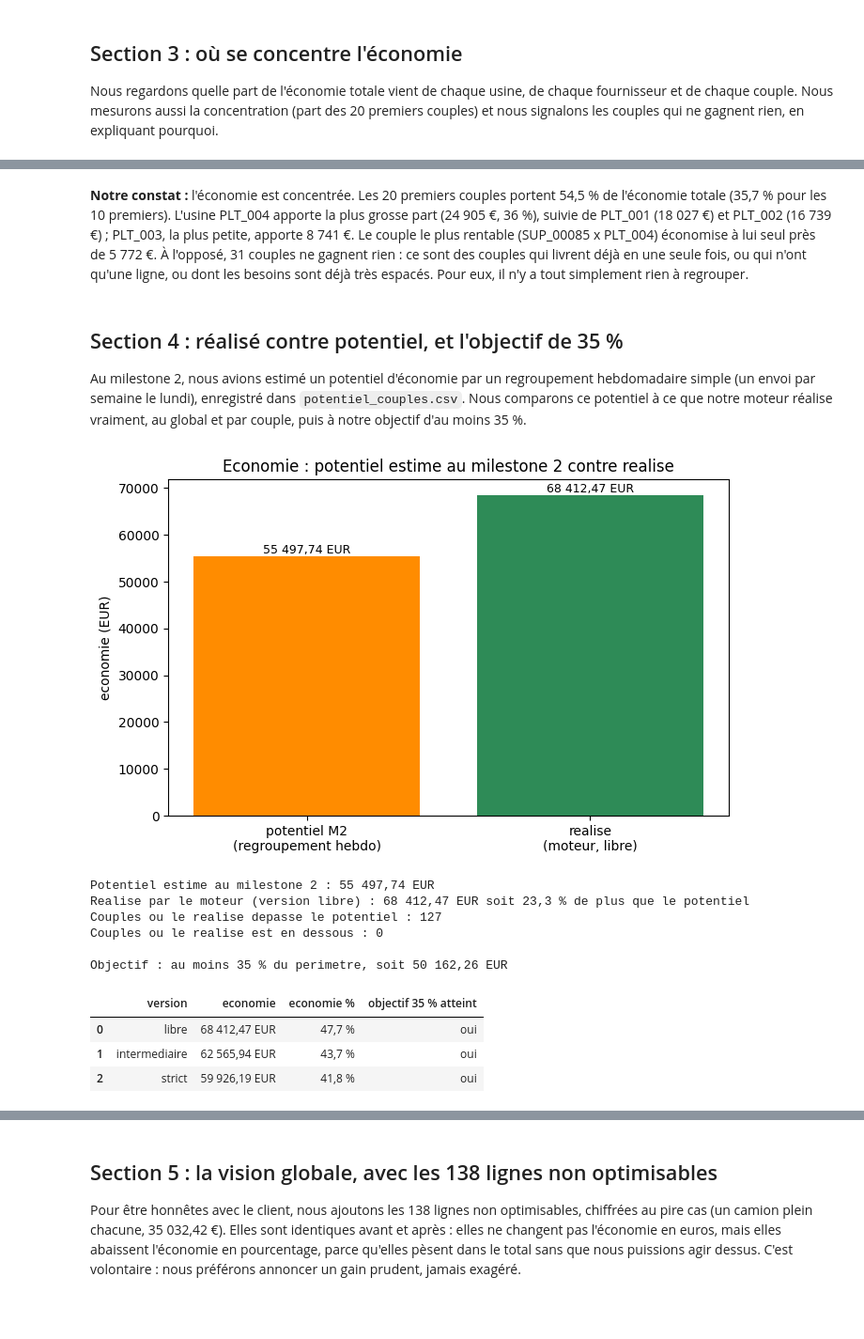
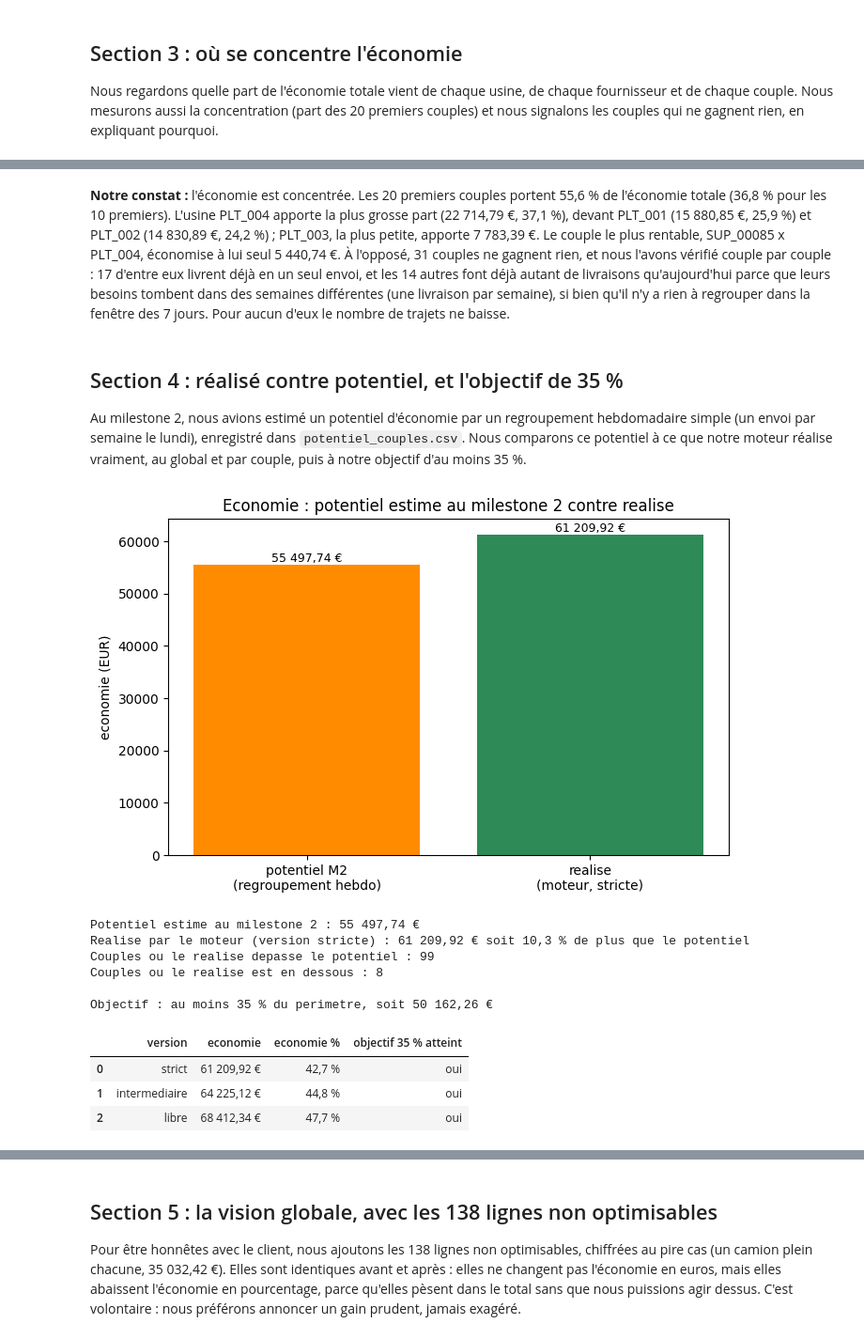
Before and after one commit to FlorentinBIAOU/Projet-IA, a Jupyter notebook: notebooks/milestone4.ipynb, the cells around one changed output, grey strips where cells are left out. Shown at 94% size. Cells and saved outputs as stored; diff of their text form; code cells hidden in the pictures; blank space fills up the shorter version.

Commit message:
Nouvelle version

```diff
--- a/notebooks/milestone4.ipynb
+++ b/notebooks/milestone4.ipynb
@@ -77,7 +90,7 @@ comme un échec, et nous passons au test suivant. Nous voulons voir tous les ré
 def fmt_eur(x, dec=2):
     """Montant au format 74 908,28 EUR (espace pour les milliers, virgule pour les decimales)."""
     s = f"{abs(x):,.{dec}f}".replace(",", " ").replace(".", ",")
-    return ("-" if x < 0 else "") + s + " EUR"
+    return ("-" if x < 0 else "") + s + " €"
 
 def fmt_pct(x, dec=1):
     """Pourcentage au format 41,8 %."""
@@ -97,6 +110,9 @@ def tester(nom, categorie, ce_que_ca_teste, pourquoi, fonction_du_test):
                       "detail": "" if ok else str(detail)})
     return None
 
+# La version stricte (recommandee) vient en premier dans les tableaux qui comparent les trois versions.
+VERSIONS_AFFICHAGE = ("strict", "intermediaire", "libre")
+
 # Nous preparons une fois les trois versions du moteur (evaluation, lissage, sorties, validation).
 SOLUTIONS = {}
 for _mode in MODES:
@@ -949,17 +1043,20 @@ tester("ordre des couts libre <= inter <= stricte <= actuel", "6 exactitude",
        "plus la version est reguliere, plus elle coute, mais toutes sous la situation actuelle",
        "c'est le compromis cout / regularite que nous annoncons", t_ordre)
 
-# --- 6.6 non-regression : les chiffres du milestone 3 n'ont pas bouge ---
-ATTENDU_M3 = {"libre": (74908.28, 567), "intermediaire": (80754.80, 635), "strict": (83394.55, 659)}
+# --- 6.6 non-regression : les chiffres livres au milestone 3 n'ont pas bouge ---
+# Nous n'ecrivons aucun chiffre de resultat en dur : nous les relisons dans le fichier
+# comparaison_versions.csv produit par le milestone 3, et nous verifions que le moteur les retrouve.
+comparaison_M3 = pd.read_csv("../data/processed/comparaison_versions.csv").set_index("version")
 for mode in MODES:
     def check(m=mode):
-        cout_att, cam_att = ATTENDU_M3[m]
+        cout_att = float(comparaison_M3.loc[m, "cout"]); cam_att = int(comparaison_M3.loc[m, "camions"])
         cout_obs, cam_obs, _ = totaux(SOLUTIONS[m]["choix"])
         ok = abs(cout_obs - cout_att) < 0.01 and cam_obs == cam_att
-        return (ok, f"cout {cout_obs:.2f} (attendu {cout_att}), camions {cam_obs} (attendu {cam_att})")
+        return (ok, f"cout {cout_obs:.2f} (comparaison_versions.csv {cout_att:.2f}), "
+                    f"camions {cam_obs} (csv {cam_att})")
     tester(f"[{mode}] non-regression milestone 3", "6 exactitude",
-           f"la version {mode} retrouve exactement le cout et les camions du milestone 3",
-           "aucun chiffre livre ne doit changer sans raison", check)
+           f"la version {mode} retrouve le cout et les camions de comparaison_versions.csv",
+           "aucun chiffre livre ne doit changer sans raison, et rien n'est ecrit en dur", check)
 print("Famille 6 passee.")
 # %% [output]
 Toutes les validations passent (13 controles, version libre).
@@ -1082,7 +1182,7 @@ lignes = [{"situation": "actuelle (H20)", "cout": fmt_eur(baseline_H20), "camion
            "livraisons": livraisons_avant, "remp. poids median": fmt_pct(np.median(remp_avant_poids)),
            "remp. poids moyen": fmt_pct(np.mean(remp_avant_poids)),
            "remp. volume median": "", "remp. volume moyen": ""}]
-for mode in MODES:
+for mode in VERSIONS_AFFICHAGE:
     ch = SOLUTIONS[mode]["choix"]; cont = SOLUTIONS[mode]["contenu"]
     cam = sum(b["camions"] for b in ch.values()); liv = sum(b["livraisons"] for b in ch.values())
     rp, rv = remplissages(cont)
@@ -1213,9 +1438,9 @@ Nous regardons quelle part de l'économie totale vient de chaque usine, de chaqu
 fournisseur et de chaque couple. Nous mesurons aussi la concentration (part des 20 premiers
 couples) et nous signalons les couples qui ne gagnent rien, en expliquant pourquoi.
 # %%
-# Economie par couple (version libre, sur le perimetre).
+# Economie par couple (version stricte, sur le perimetre).
 eco = pd.DataFrame([{"supplier_id": s, "plant": pl,
-                     "eco": cout_actuel_couple((s, pl)) - SOLUTIONS["libre"]["choix"][(s, pl)]["cout"]}
+                     "eco": cout_actuel_couple((s, pl)) - SOLUTIONS["strict"]["choix"][(s, pl)]["cout"]}
                     for (s, pl) in COUPLES])
 eco_total = eco["eco"].sum()
 eco_usine = eco.groupby("plant")["eco"].sum().sort_values(ascending=False)
@@ -1224,7 +1449,7 @@ eco_tri = eco.sort_values("eco", ascending=False).reset_index(drop=True)
 
 fig, (a1, a2) = plt.subplots(1, 2, figsize=(14, 5))
 b = a1.bar(eco_usine.index, eco_usine.values, color="seagreen")
-a1.set_title("Economie par usine (version libre)"); a1.set_xlabel("usine"); a1.set_ylabel("economie (EUR)")
+a1.set_title("Economie par usine (version stricte)"); a1.set_xlabel("usine"); a1.set_ylabel("economie (EUR)")
 for bb, v in zip(b, eco_usine.values):
     a1.text(bb.get_x() + bb.get_width() / 2, v, str(round(v)), ha="center", va="bottom", fontsize=8)
 top15 = eco_tri.head(15); etiq = top15["supplier_id"] + " x " + top15["plant"]
@@ -1240,7 +1465,7 @@ tab_usine = pd.DataFrame({"economie": [fmt_eur(v) for v in eco_usine.values],
                          index=eco_usine.index)
 print("Economie par usine :"); display(tab_usine)
 print("Economie totale (version libre) :", fmt_eur(eco_total))
-print("Fournisseur le plus rentable :", eco_fourn.index[0], "->", fmt_eur(eco_fourn.iloc[0]))
+print("Fournisseur le plus rentable :", eco_fourn.index[0], ":", fmt_eur(eco_fourn.iloc[0]))
 print("Couple le plus rentable :", eco_tri.iloc[0]["supplier_id"], "x", eco_tri.iloc[0]["plant"],
-      "->", fmt_eur(eco_tri.iloc[0]["eco"]))
+      ":", fmt_eur(eco_tri.iloc[0]["eco"]))
 # %% [output]
@@ -1308,11 +1544,13 @@ Couples a gain nul ou negligeable : 31 sur 171
 # %% [markdown]
-**Notre constat :** l'économie est concentrée. Les 20 premiers couples portent 54,5 % de
-l'économie totale (35,7 % pour les 10 premiers). L'usine PLT_004 apporte la plus grosse
-part (24 905 €, 36 %), suivie de PLT_001 (18 027 €) et PLT_002 (16 739 €) ; PLT_003, la
-plus petite, apporte 8 741 €. Le couple le plus rentable (SUP_00085 x PLT_004) économise à
-lui seul près de 5 772 €. À l'opposé, 31 couples ne gagnent rien : ce sont des couples qui
-livrent déjà en une seule fois, ou qui n'ont qu'une ligne, ou dont les besoins sont déjà
-très espacés. Pour eux, il n'y a tout simplement rien à regrouper.
+**Notre constat :** l'économie est concentrée. Les 20 premiers couples portent 55,6 % de
+l'économie totale (36,8 % pour les 10 premiers). L'usine PLT_004 apporte la plus grosse part
+(22 714,79 €, 37,1 %), devant PLT_001 (15 880,85 €, 25,9 %) et PLT_002 (14 830,89 €, 24,2 %) ;
+PLT_003, la plus petite, apporte 7 783,39 €. Le couple le plus rentable, SUP_00085 x PLT_004,
+économise à lui seul 5 440,74 €. À l'opposé, 31 couples ne gagnent rien, et nous l'avons
+vérifié couple par couple : 17 d'entre eux livrent déjà en un seul envoi, et les 14 autres
+font déjà autant de livraisons qu'aujourd'hui parce que leurs besoins tombent dans des
+semaines différentes (une livraison par semaine), si bien qu'il n'y a rien à regrouper dans
+la fenêtre des 7 jours. Pour aucun d'eux le nombre de trajets ne baisse.
 # %% [markdown]
 ## Section 4 : réalisé contre potentiel, et l'objectif de 35 %
 
@@ -1323,40 +1561,40 @@ vraiment, au global et par couple, puis à notre objectif d'au moins 35 %.
 # %%
 potentiel = pd.read_csv("../data/processed/potentiel_couples.csv")
 comp = eco.merge(potentiel[["supplier_id", "plant", "gain_eur"]], on=["supplier_id", "plant"], how="left")
 comp = comp.rename(columns={"eco": "realise", "gain_eur": "potentiel_M2"}).fillna({"potentiel_M2": 0.0})
 realise_total = comp["realise"].sum(); potentiel_total = comp["potentiel_M2"].sum()
 
 fig, ax = plt.subplots(figsize=(7, 4.5))
-b = ax.bar(["potentiel M2\n(regroupement hebdo)", "realise\n(moteur, libre)"],
+b = ax.bar(["potentiel M2\n(regroupement hebdo)", "realise\n(moteur, stricte)"],
            [potentiel_total, realise_total], color=["darkorange", "seagreen"])
 ax.set_title("Economie : potentiel estime au milestone 2 contre realise"); ax.set_ylabel("economie (EUR)")
 for bb, v in zip(b, [potentiel_total, realise_total]):
     ax.text(bb.get_x() + bb.get_width() / 2, v, fmt_eur(v), ha="center", va="bottom", fontsize=9)
 plt.tight_layout(); plt.show()
 print("Potentiel estime au milestone 2 :", fmt_eur(potentiel_total))
-print("Realise par le moteur (version libre) :", fmt_eur(realise_total),
+print("Realise par le moteur (version stricte) :", fmt_eur(realise_total),
       "soit", fmt_pct(realise_total / potentiel_total * 100 - 100), "de plus que le potentiel")
 print("Couples ou le realise depasse le potentiel :", int((comp["realise"] > comp["potentiel_M2"] + 1).sum()))
 print("Couples ou le realise est en dessous :", int((comp["realise"] < comp["potentiel_M2"] - 1).sum()))
 
 # Objectif 35 % sur le perimetre, pour les trois versions.
 print("\nObjectif : au moins 35 % du perimetre, soit", fmt_eur(0.35 * baseline_H20))
 obj = []
-for mode in MODES:
+for mode in VERSIONS_AFFICHAGE:
     e = baseline_H20 - SOLUTIONS[mode]["cout"]
     obj.append({"version": mode, "economie": fmt_eur(e), "economie %": fmt_pct(e / baseline_H20 * 100),
                 "objectif 35 % atteint": "oui" if e / baseline_H20 * 100 >= 35 else "non"})
 display(pd.DataFrame(obj))
 # %% [output]
-[figure, old version]
+[figure, new version]
-Potentiel estime au milestone 2 : 55 497,74 EUR
-Realise par le moteur (version libre) : 68 412,47 EUR soit 23,3 % de plus que le potentiel
-Couples ou le realise depasse le potentiel : 127
-Couples ou le realise est en dessous : 0
+Potentiel estime au milestone 2 : 55 497,74 €
+Realise par le moteur (version stricte) : 61 209,92 € soit 10,3 % de plus que le potentiel
+Couples ou le realise depasse le potentiel : 99
+Couples ou le realise est en dessous : 8
 
-Objectif : au moins 35 % du perimetre, soit 50 162,26 EUR
+Objectif : au moins 35 % du perimetre, soit 50 162,26 €
 |  | version | economie | economie % | objectif 35 % atteint |
-| 0 | libre | 68 412,47 EUR | 47,7 % | oui |
-| 1 | intermediaire | 62 565,94 EUR | 43,7 % | oui |
-| 2 | strict | 59 926,19 EUR | 41,8 % | oui |
+| 0 | strict | 61 209,92 € | 42,7 % | oui |
+| 1 | intermediaire | 64 225,12 € | 44,8 % | oui |
+| 2 | libre | 68 412,34 € | 47,7 % | oui |
 # %% [markdown]
```
Also changed, not shown: parts of 39 cells of this notebook, 6 other files.
